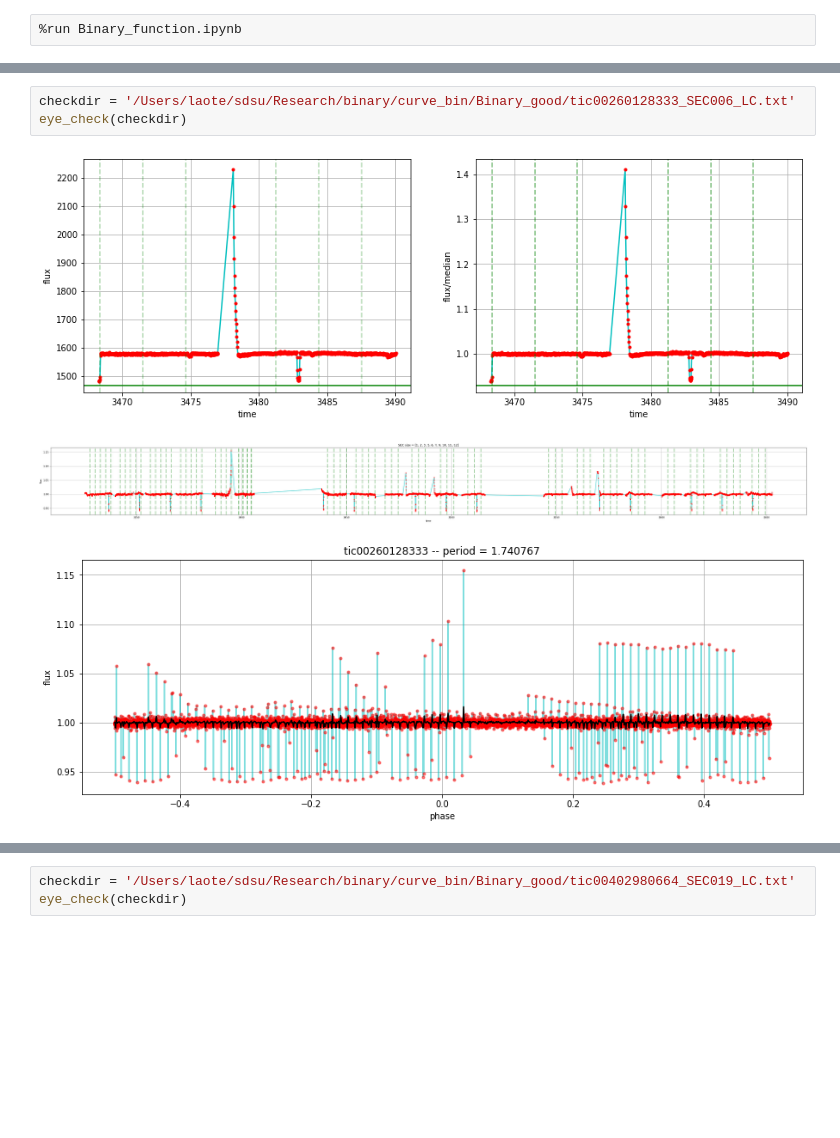
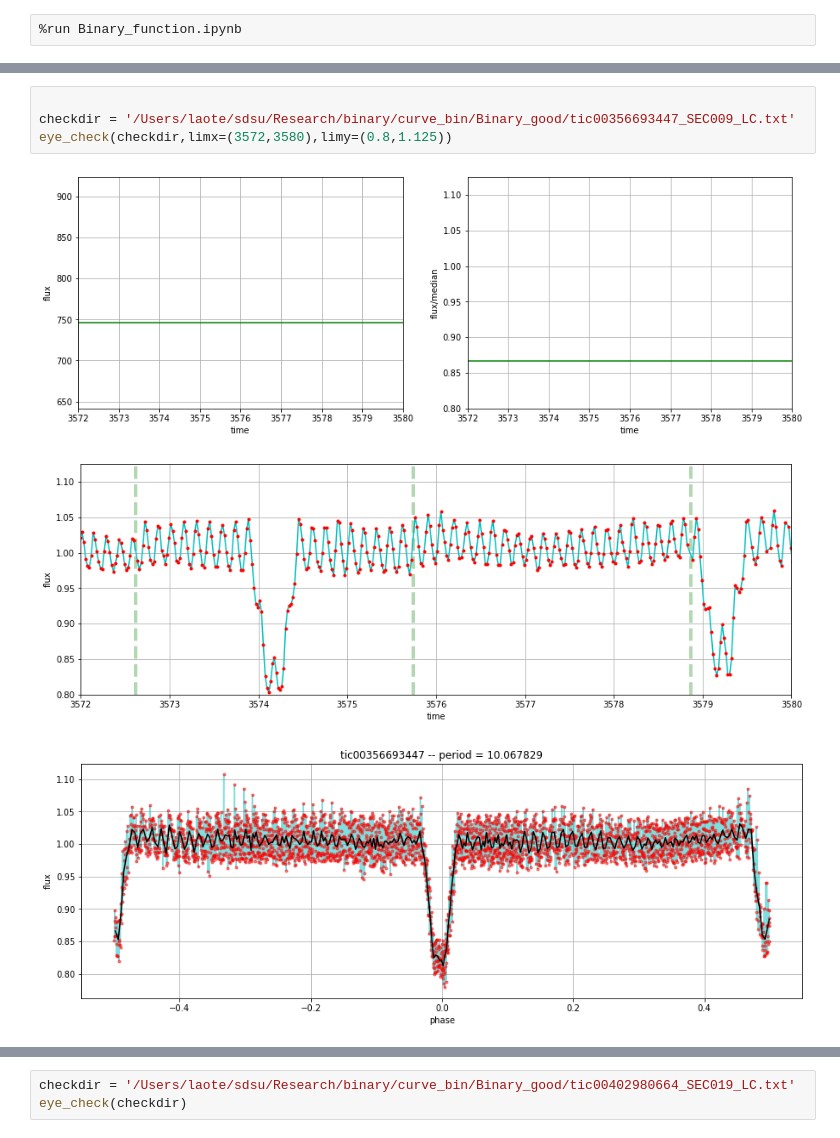
Before and after one commit to ABifurcation/Circumbinary-Planet, a Jupyter notebook: binary_exop.ipynb, the cells around one changed output, grey strips where cells are left out. Saved outputs shown, nothing was run; the diff lists cells and outputs as text; blank space fills up the shorter version.

```diff
--- a/binary_exop.ipynb
+++ b/binary_exop.ipynb
@@ -47,7 +51,8 @@
 # %%
-checkdir = '/Users/laote/sdsu/Research/binary/curve_bin/Binary_good/tic00260128333_SEC006_LC.txt'
-eye_check(checkdir)
+
+checkdir = '/Users/laote/sdsu/Research/binary/curve_bin/Binary_good/tic00356693447_SEC009_LC.txt'
+eye_check(checkdir,limx=(3572,3580),limy=(0.8,1.125))
 # %% [output]
-[figure, old version]
+[figure, new version]
-[figure, old version]
+[figure, new version]
-[figure, old version]
+[figure, new version]
```
Also changed, not shown: parts of 7 cells of this notebook, 36 other files.
